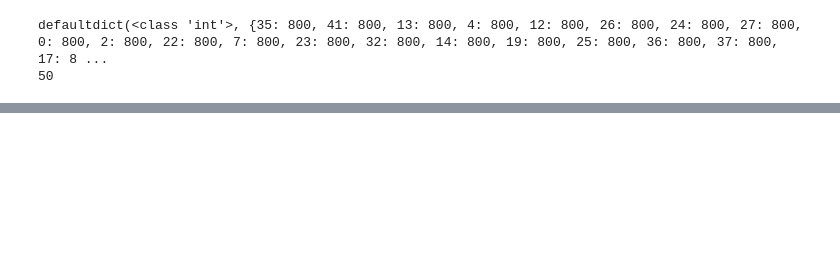
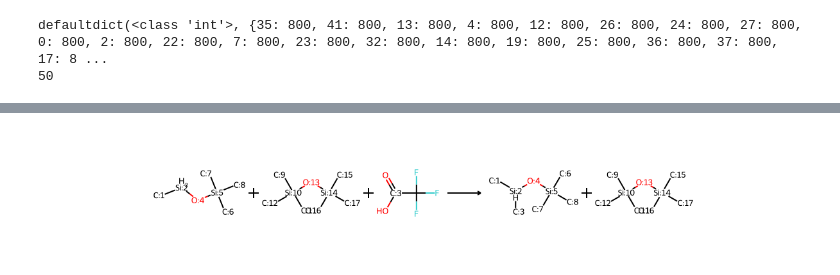
Before and after one commit to phuocchung123/reaction_yield_pretrained_gnn, a Jupyter notebook: draft.ipynb, the cells around one changed output, grey strips where cells are left out. Cells and saved outputs as stored; diff of their text form; code cells hidden in the pictures; blank space fills up the shorter version.

```diff
--- a/draft.ipynb
+++ b/draft.ipynb
@@ -43,0 +107,11 @@ torch.Size([32, 50])
+# %%
+from rxnmapper import RXNMapper
+rxnmapper = RXNMapper()
+# provide SMILES of reactants and products separated by >>
+example_reaction = lst[1]
+res = rxnmapper.get_attention_guided_atom_maps([example_reaction])
+react1=res[0]['mapped_rxn']
+rxn=AllChem.ReactionFromSmarts(react1,useSmiles=True)
+Draw.ReactionToImage(rxn)
+# %% [output]
+[figure, added]
```
Also changed, not shown: parts of 8 cells of this notebook, 1 other file.
